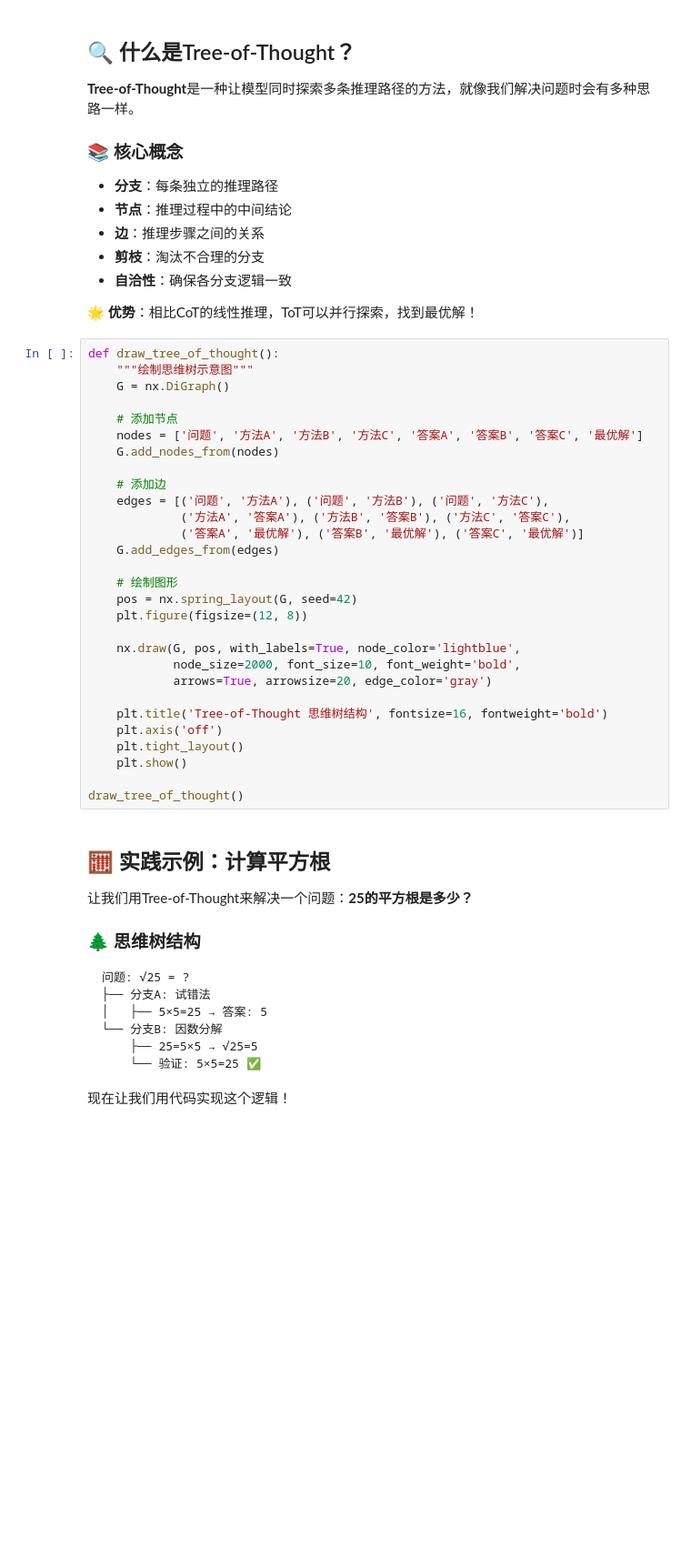
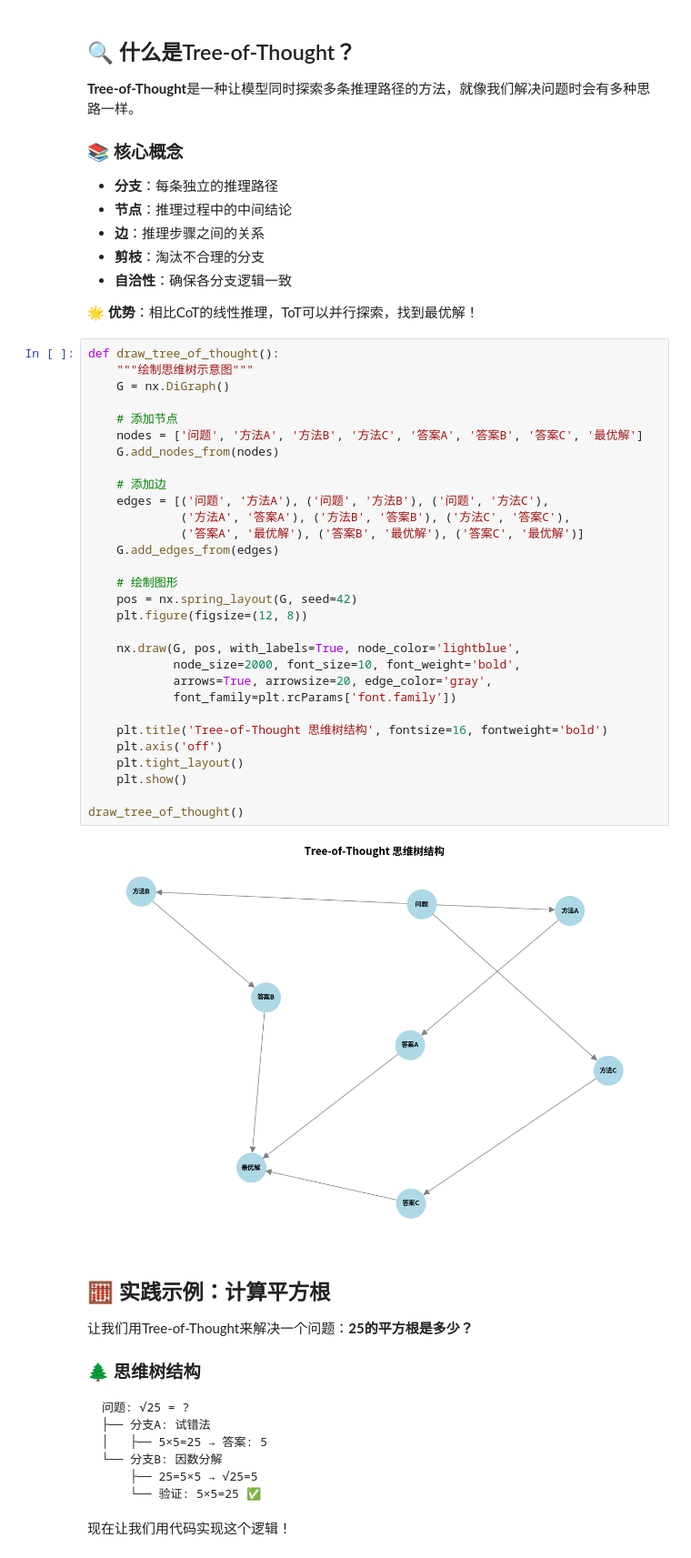
Before and after one commit to Gujiaweiguo/ai-learning-notes, a Jupyter notebook: 第5周/第5周-Day2-Tree-of-Thought与图推理.ipynb, the cells around one changed output. Shown at 91% size. Saved outputs shown, nothing was run; the diff lists cells and outputs as text; blank space fills up the shorter version.

```diff
--- a/第5周/第5周-Day2-Tree-of-Thought与图推理.ipynb
+++ b/第5周/第5周-Day2-Tree-of-Thought与图推理.ipynb
@@ -34,32 +52,35 @@ plt.rcParams['axes.unicode_minus'] = False
 # %%
 def draw_tree_of_thought():
     """绘制思维树示意图"""
     G = nx.DiGraph()
 
     # 添加节点
     nodes = ['问题', '方法A', '方法B', '方法C', '答案A', '答案B', '答案C', '最优解']
     G.add_nodes_from(nodes)
 
     # 添加边
     edges = [('问题', '方法A'), ('问题', '方法B'), ('问题', '方法C'),
              ('方法A', '答案A'), ('方法B', '答案B'), ('方法C', '答案C'),
              ('答案A', '最优解'), ('答案B', '最优解'), ('答案C', '最优解')]
     G.add_edges_from(edges)
 
     # 绘制图形
     pos = nx.spring_layout(G, seed=42)
     plt.figure(figsize=(12, 8))
 
     nx.draw(G, pos, with_labels=True, node_color='lightblue',
             node_size=2000, font_size=10, font_weight='bold',
-            arrows=True, arrowsize=20, edge_color='gray')
+            arrows=True, arrowsize=20, edge_color='gray',
+            font_family=plt.rcParams['font.family'])
 
     plt.title('Tree-of-Thought 思维树结构', fontsize=16, fontweight='bold')
     plt.axis('off')
     plt.tight_layout()
     plt.show()
 
 draw_tree_of_thought()
+# %% [output]
+[figure, added]
 # %% [markdown]
 ## 🧮 实践示例：计算平方根
 
```
Also changed, not shown: parts of 6 cells of this notebook, 7 other files.
